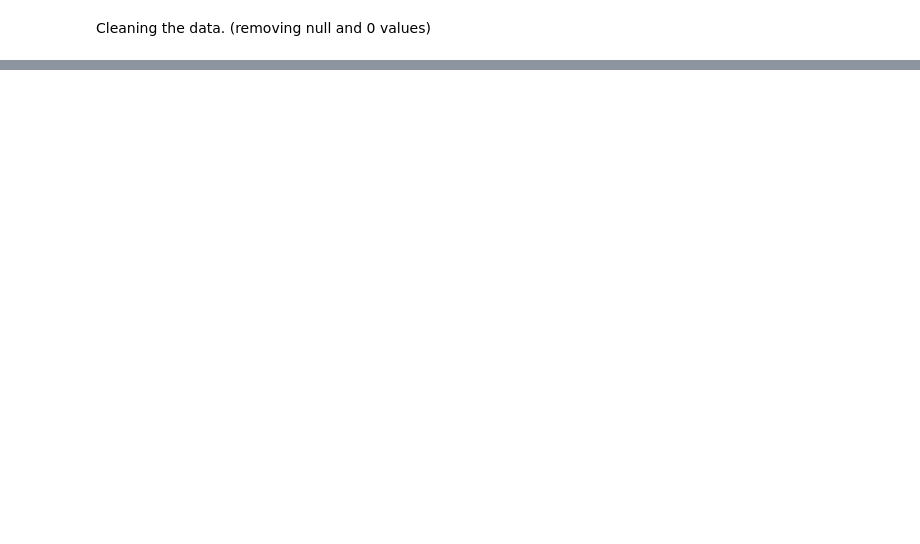
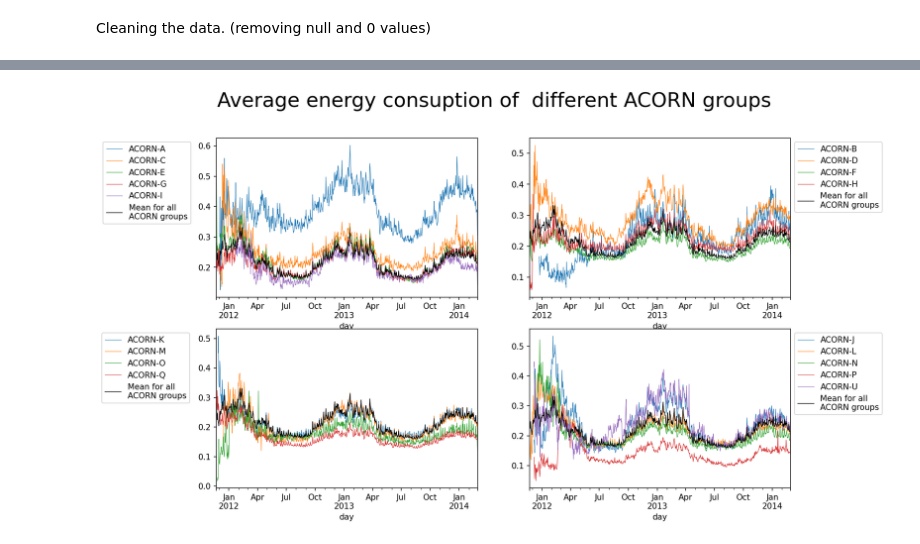
Before and after one commit to Waqas-Shah-42/Data-Analysis-using-smart-meter-data, a Jupyter notebook: analysis.ipynb, the cells around one changed output, grey strips where cells are left out. Drawn from its saved outputs; the diff is of its cells as text; code cells hidden in the pictures; blank space fills up the shorter version.

```diff
--- a/analysis.ipynb
+++ b/analysis.ipynb
@@ -45,0 +270,28 @@ weather_data['temperatureMaxTime'] = weather_data.temperatureMaxTime.astype('dat
+# %%
+# gather all the types of ACORN groups.
+uniquevalues=data['Acorn'].unique()
+uniquevalues.sort()
+
+# Plotting graphs of all the different ACORN groups
+fig, axes = plt.subplots(nrows=2, ncols=2,figsize=(12.8,8),dpi=150)
+for i in range(len(uniquevalues)):
+    data[data['Acorn']==uniquevalues[i]].groupby('day').energy_mean.mean().plot(legend=True,label=uniquevalues[i],linewidth=0.6,ax=axes[i//9,i%2])
+
+# adding average ACORN energy consumption
+data.groupby('day').energy_mean.mean().plot(ax=axes[0,0],legend=True,label='Mean for all \nACORN groups',linewidth=.75,color='black')
+data.groupby('day').energy_mean.mean().plot(ax=axes[0,1],legend=True,label='Mean for all \nACORN groups',linewidth=.75,color='black')
+data.groupby('day').energy_mean.mean().plot(ax=axes[1,0],legend=True,label='Mean for all \nACORN groups',linewidth=.75,color='black')
+data.groupby('day').energy_mean.mean().plot(ax=axes[1,1],legend=True,label='Mean for all \nACORN groups',linewidth=.75,color='black')
+#plt.legend(bbox_to_anchor=(1.05, 1.0), loc='upper left')
+
+
+axes[0,0].legend(bbox_to_anchor=(-.45, 1), loc='upper left')
+axes[1,0].legend(bbox_to_anchor=(-.455, 1), loc='upper left')
+axes[0,1].legend(bbox_to_anchor=(1, 1.0), loc='upper left')
+axes[1,1].legend(bbox_to_anchor=(1, 1.0), loc='upper left')
+
+fig.suptitle('Average energy consuption of  different ACORN groups',fontsize=25)
+plt.show()
+fig.savefig('Acorn-graph2',bbox_inches='tight')
+# %% [output]
+[figure, added]
```
Also changed, not shown: parts of 41 cells of this notebook, 5 other files.
